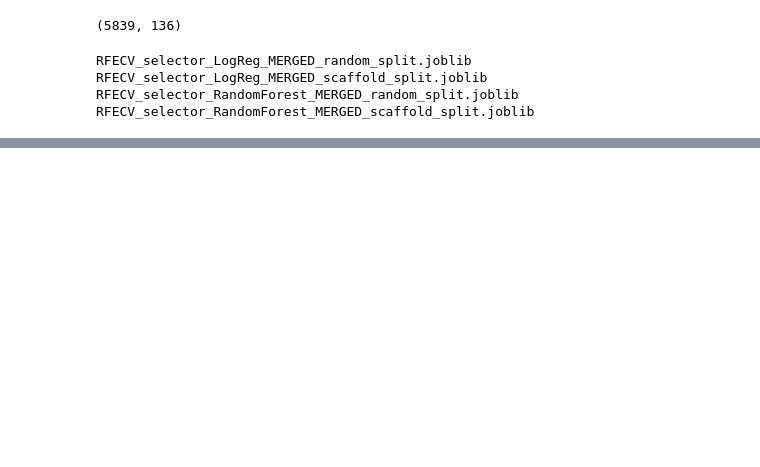
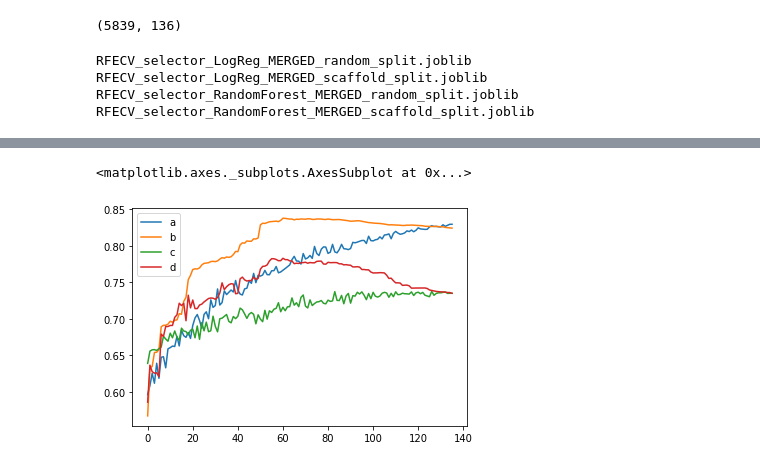
Before and after one commit to jRicciL/FXa-notebooks, a Jupyter notebook: 2_Docking_analysis/6_Models_with_Feature_Selections.ipynb, the cells around one changed output, grey strips where cells are left out. Drawn from its saved outputs; the diff is of its cells as text; code cells hidden in the pictures; blank space fills up the shorter version.

Commit message:
Finished with RFE and Random selection fro k 1 to 136 conformation

```diff
--- a/2_Docking_analysis/6_Models_with_Feature_Selections.ipynb
+++ b/2_Docking_analysis/6_Models_with_Feature_Selections.ipynb
@@ -148,0 +91,10 @@ Wall time: 52.9 s
+# %%
+#*************************************************
+# Functions to compute stratify scaffold splitting
+#*************************************************
+from scaffold_splitter import train_test_scaffold_split
+
+# Compute or load the dataframe containing the Generic Murcko Scaffolds
+file = './df_COCRYS_DUD_DEKOIS_Murcko_Scaffolds_SMILES.pkl'
+
+df_scff_murcko = pd.read_pickle(file)
@@ -148,0 +190,65 @@ Wall time: 52.9 s
+# %%
+TRAIN_DB = 'MergedDB'
+TEST_DB = 'MergedDB'
+SCORE_TYPE = 'DkSc'
+scaffold_series = df_scff_murcko['scff_generic']
+
+FILEPATH = f'./ml_models/conf_selection/{SCORE_TYPE}_{TRAIN_DB}-{TRAIN_DB}'
+
+def format_filename(*args):
+    return '_'.join([*args] ) + '.obj'
+# %%
+%%time
+from sklearn.linear_model import LogisticRegression
+
+estimator_name = 'LogReg'
+hyparams = {'C': 1.0, 'penalty': 'l1', 'solver': 'liblinear', 'max_iter': 150}
+estimator = LogisticRegression(**hyparams)
+nreps=15
+
+#*******************
+# Splitting: Random
+#*******************
+split_type = 'randSplit'
+#------------------
+# Random Selection
+#------------------
+selection_type = 'randSel'
+filename = format_filename(FILEPATH, split_type, estimator_name, selection_type, f'nreps{nreps}')
+randSel_res_rds = randsel_ML(filename, estimator, X, y, nreps=nreps, verbose = True)
+#-------------------------
+# REF Selection (Log. Reg)
+#-------------------------
+selection_type = 'rfeSel-LR'
+filename = format_filename(FILEPATH, split_type, estimator_name, selection_type, f'nreps{nreps}')
+df_preselected_confs = df_sel_confs_RFE_LR_rd
+rfe_LR_res_rds = presel_ML(filename, estimator, X, y, df_preselected_confs, nreps=nreps, verbose=True)
+
+
+#*********************
+# Splitting: Scaffold
+#*********************
+split_type = 'scffSplit'
+hyparams = {'C': 0.1, 'penalty': 'l2', 'solver': 'lbfgs', 'max_iter': 150}
+#------------------
+# Random Selection
+#------------------
+selection_type = 'randSel'
+filename = format_filename(FILEPATH, split_type, estimator_name, selection_type, f'nreps{nreps}')
+randSel_res_scff = randsel_ML(filename, estimator, X, y,
+                   split_type=split_type, scaffold_series=scaffold_series, nreps=nreps, verbose=True)
+#-------------------------
+# REF Selection (Log. Reg)
+#-------------------------
+selection_type = 'rfeSel-LR'
+filename = format_filename(FILEPATH, split_type, estimator_name, 'rfeSel-LR', f'nreps{nreps}')
+df_preselected_confs = df_sel_confs_RFE_LR_rd
+rfe_LR_res_scff = presel_ML_rd_split(filename, estimator, X, y, df_preselected_confs,
+                                split_type=split_type, scaffold_series=scaffold_series, verbose=True)
+
+
+sns.lineplot(range(136), randSel_res_rds.mean(axis=1), label='a')
+sns.lineplot(range(136), rfe_LR_res_rds.mean(axis=1), label='b')
+sns.lineplot(range(136), randSel_res_scff.mean(axis=1), label='c')
+sns.lineplot(range(136), rfe_LR_res_scff.mean(axis=1), label='d')
+# %% [output]
@@ -148,0 +261,2 @@ Wall time: 52.9 s
+<matplotlib.axes._subplots.AxesSubplot at 0x...>
+[figure, added]
```
Also changed, not shown: parts of 10 cells of this notebook, 1 other file.
